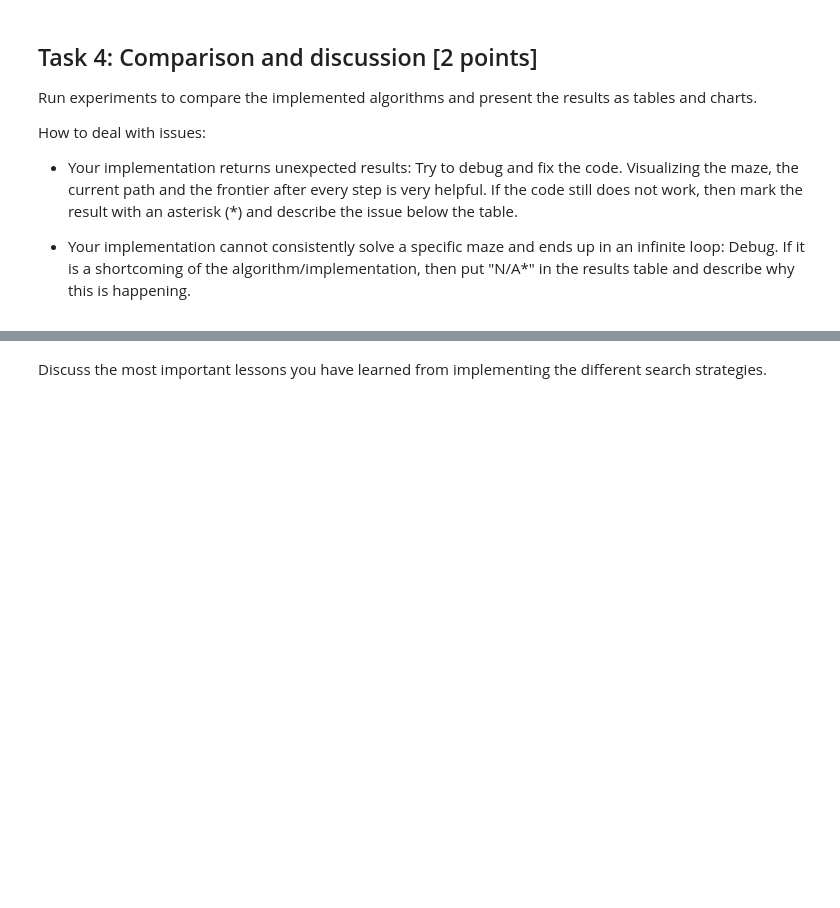
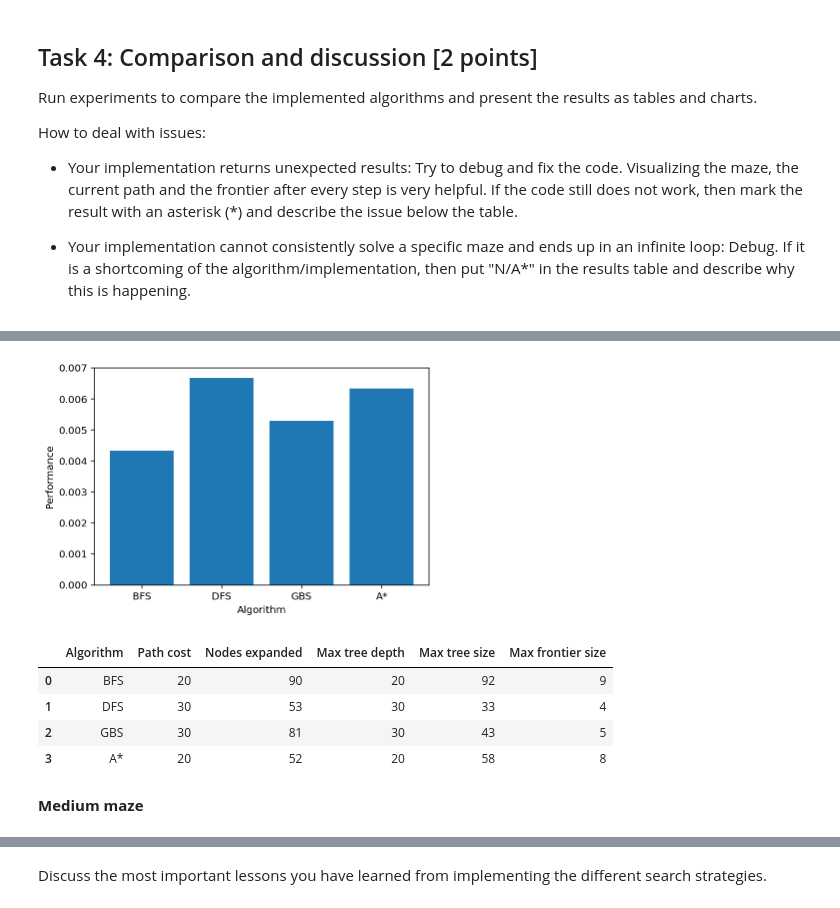
Before and after one commit to ZechWolf/CS7320-AI, a Jupyter notebook: Search/Maze.ipynb, the cells around one changed output, grey strips where cells are left out. Cells and saved outputs as stored; diff of their text form; code cells hidden in the pictures; blank space fills up the shorter version.

```diff
--- a/Search/Maze.ipynb
+++ b/Search/Maze.ipynb
@@ -594,12 +655,3 @@ How to deal with issues:
 
 * Your implementation cannot consistently solve a specific maze and ends up in an infinite loop:
     Debug. If it is a shortcoming of the algorithm/implementation, then put "N/A*" in the results table and describe why this is happening.
-# %%
-pathCost = list()
-nodesExp = list()
-mtd = list()
-mts = list()
-mfs = list()
-
-def runMaze(maze, algorithm):
-    """Runs the given algorithm on the maze and returns
@@ -620,0 +712,11 @@ __Medium Maze__
+# %%
+runMaze("small_maze.txt")
+# %% [output]
+[figure, added]
+|  | Algorithm | Path cost | Nodes expanded | Max tree depth | Max tree size | Max frontier size |
+| 0 | BFS | 20 | 90 | 20 | 92 | 9 |
+| 1 | DFS | 30 | 53 | 30 | 33 | 4 |
+| 2 | GBS | 30 | 81 | 30 | 43 | 5 |
+| 3 | A* | 20 | 52 | 20 | 58 | 8 |
+# %% [markdown]
+__Medium maze__
```
Also changed, not shown: parts of 31 cells of this notebook, 1 other file.
